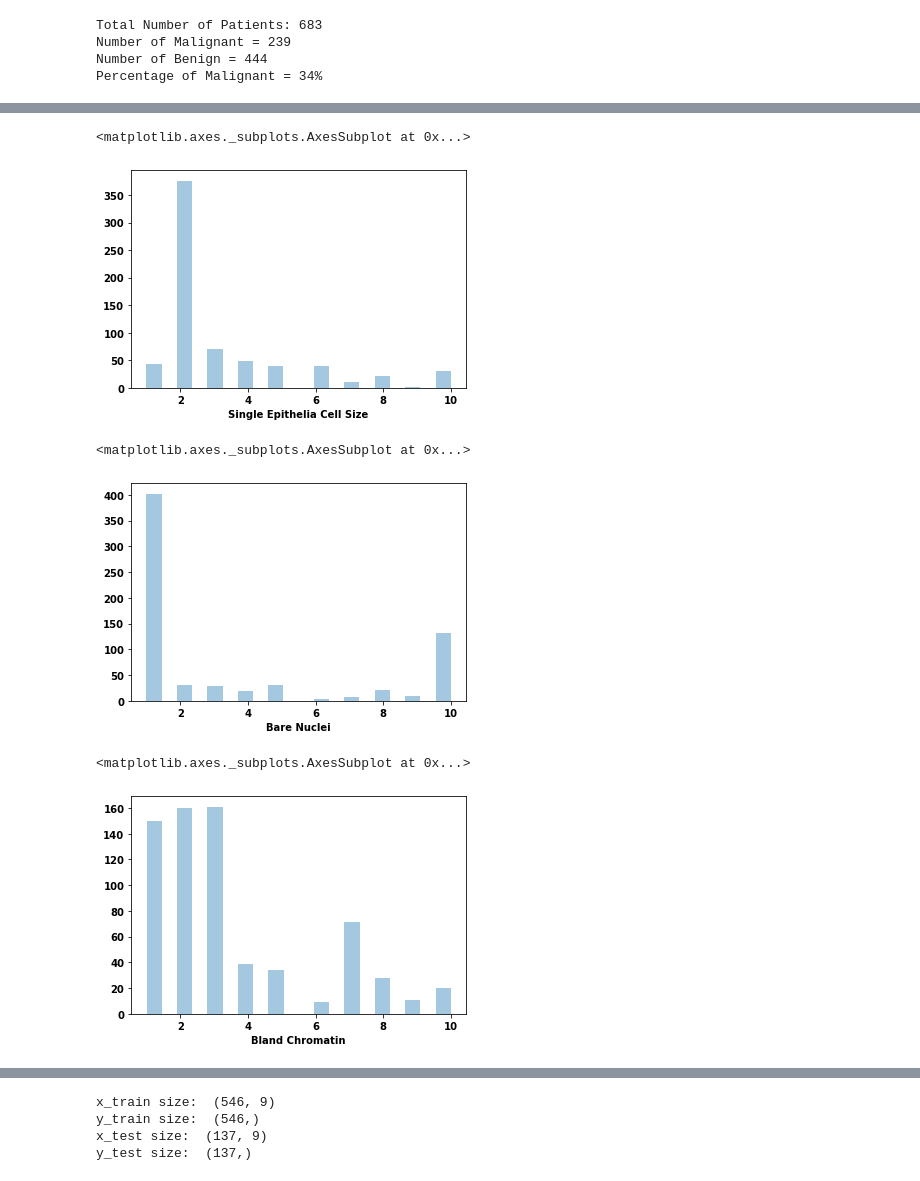
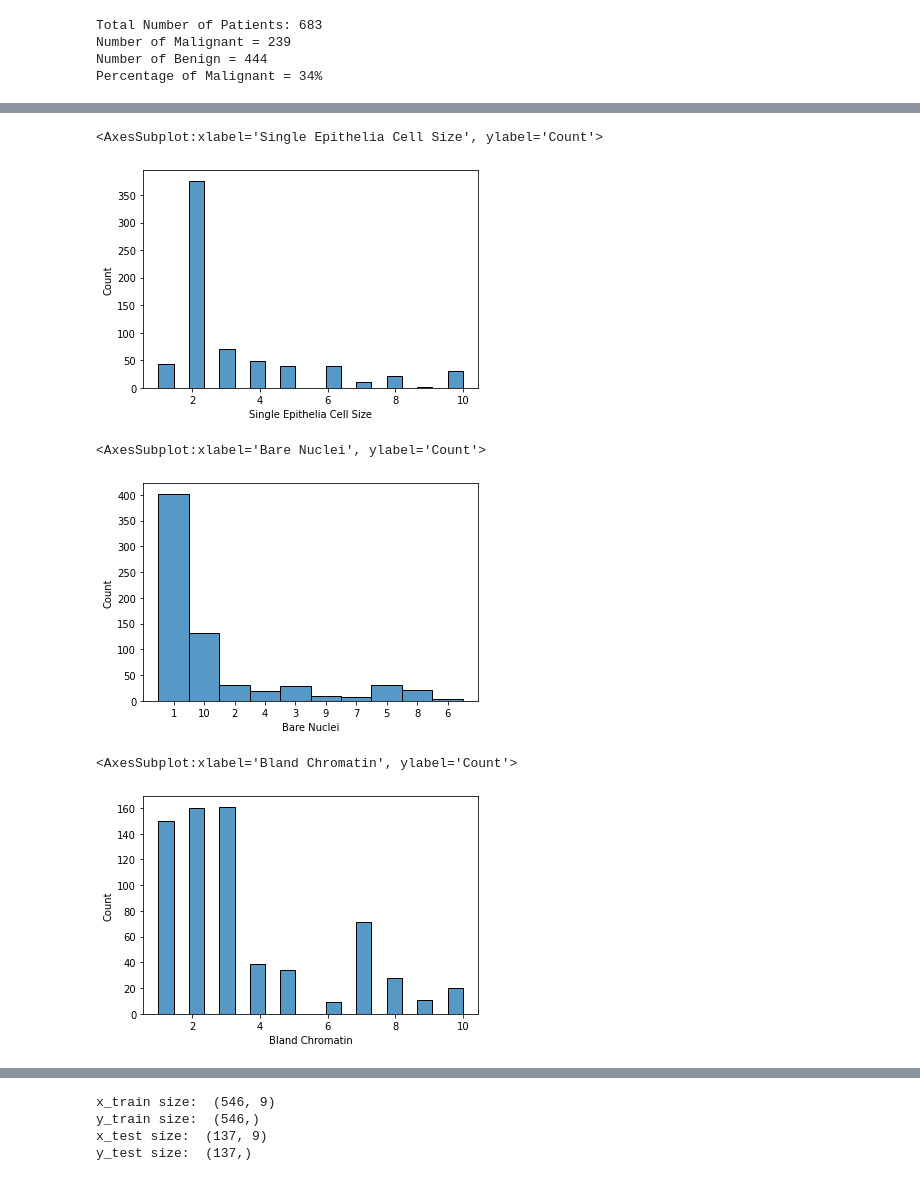
Before and after one commit to pbrebner/binary-classification-from-scratch, a Jupyter notebook: Task 1/DataSetAnalysis_BreastCancerDiagnosis.ipynb, the cells around one changed output, grey strips where cells are left out. Saved outputs shown, nothing was run; the diff lists cells and outputs as text; code cells hidden in the pictures.

```diff
--- a/Task 1/DataSetAnalysis_BreastCancerDiagnosis.ipynb
+++ b/Task 1/DataSetAnalysis_BreastCancerDiagnosis.ipynb
@@ -143,16 +144,16 @@ sns.distplot(data['Marginal Adhesion'],bins = 20, kde = False)
 # %%
-sns.distplot(data['Single Epithelia Cell Size'],bins = 20, kde = False)
+sns.histplot(data['Single Epithelia Cell Size'],bins = 20, kde = False)
 # %% [output]
-<matplotlib.axes._subplots.AxesSubplot at 0x...>
+<AxesSubplot:xlabel='Single Epithelia Cell Size', ylabel='Count'>
-[figure, old version]
+[figure, new version]
 # %%
-sns.distplot(data['Bare Nuclei'],bins = 20, kde = False)
+sns.histplot(data['Bare Nuclei'],bins = 20, kde = False)
 # %% [output]
-<matplotlib.axes._subplots.AxesSubplot at 0x...>
+<AxesSubplot:xlabel='Bare Nuclei', ylabel='Count'>
-[figure, old version]
+[figure, new version]
 # %%
-sns.distplot(data['Bland Chromatin'],bins = 20, kde = False)
+sns.histplot(data['Bland Chromatin'],bins = 20, kde = False)
 # %% [output]
-<matplotlib.axes._subplots.AxesSubplot at 0x...>
+<AxesSubplot:xlabel='Bland Chromatin', ylabel='Count'>
-[figure, old version]
+[figure, new version]
 # %%
```
Also changed, not shown: parts of 23 cells of this notebook.
